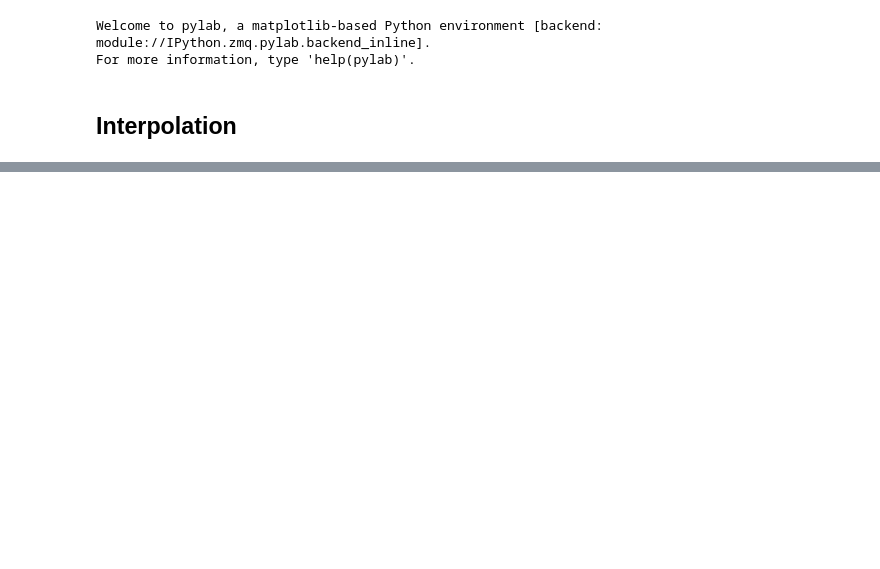
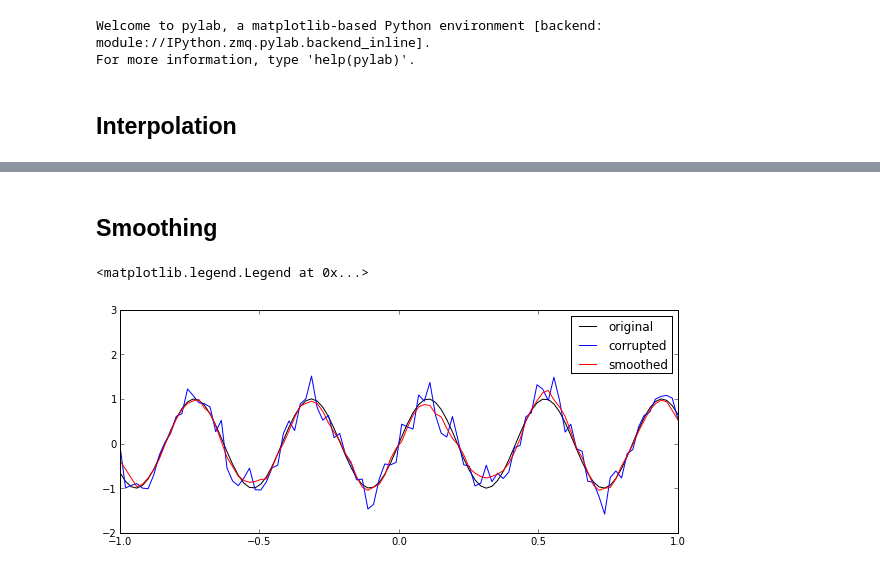
Before and after one commit to vanzaj/pyconsg2013-tut, a Jupyter notebook: ipynb/03_Applications.ipynb, the cells around one changed output, grey strips where cells are left out. Cells and saved outputs as stored; diff of their text form; code cells hidden in the pictures; blank space fills up the shorter version.

Commit message:
added smoothing

```diff
--- a/ipynb/03_Applications.ipynb
+++ b/ipynb/03_Applications.ipynb
@@ -88,0 +126,2 @@ legend(loc='upper left')
+# %% [markdown]
+## Smoothing
@@ -88,0 +130,19 @@ legend(loc='upper left')
+# %%
+x = linspace(-1, 1, 100)
+
+pure = sin(15*x)
+corrupt = pure +  0.25*randn(100)
+# %%
+# moving average
+wgt = np.ones(5)
+smooth = numpy.convolve(wgt/wgt.sum(), corrupt, mode='same')
+# %%
+fig, ax = subplots(figsize=(10,4))
+ax.plot(x, pure, 'k-', label='original')
+ax.plot(x, corrupt, label='corrupted')
+ax.plot(x, smooth, 'r-', label='smoothed')
+ax.set_ylim([-2,3])
+legend()
+# %% [output]
+<matplotlib.legend.Legend at 0x...>
+[figure, added]
```
Also changed, not shown: parts of 17 cells of this notebook.
